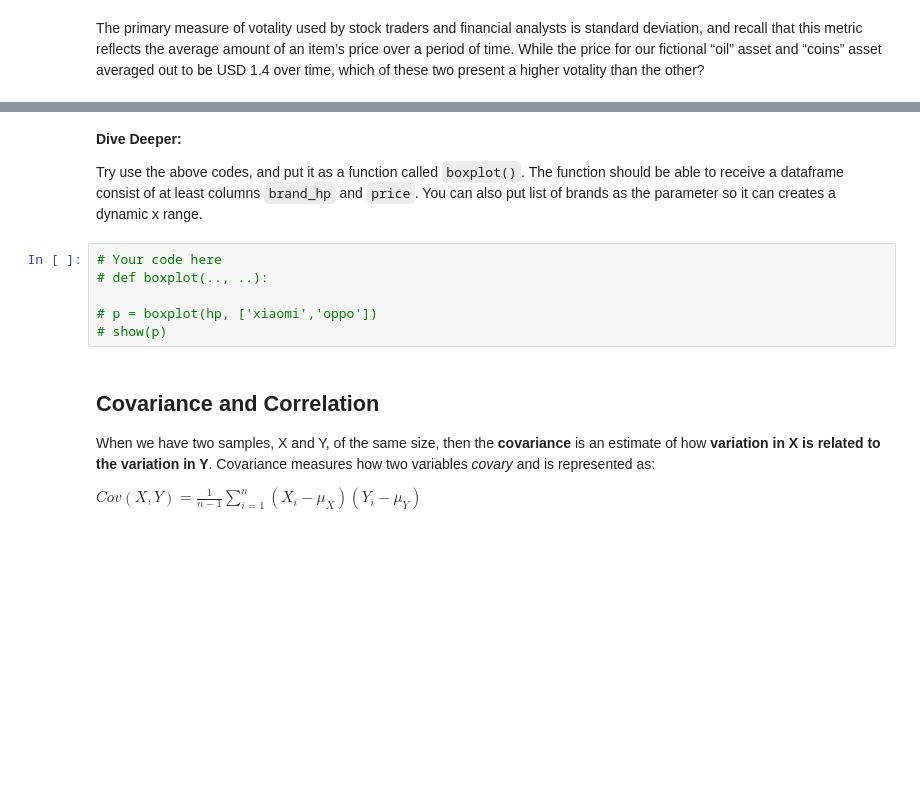
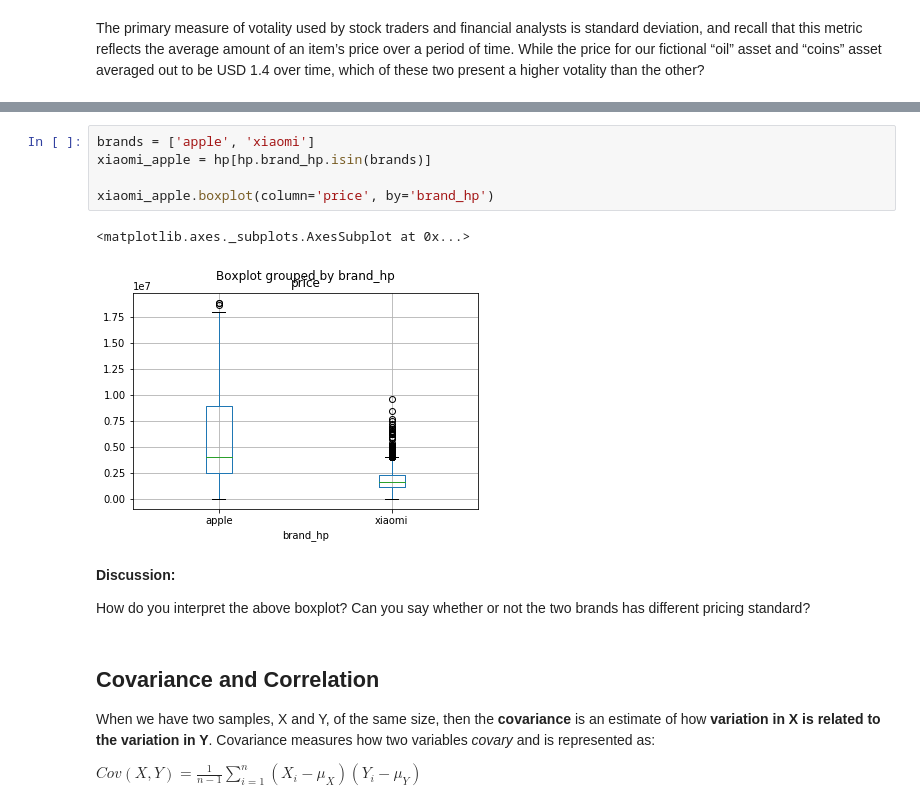
Before and after one commit to onlyphantom/tokopedia-fundamentals, a Jupyter notebook: 4_PythonSI/Practical_Statistics.ipynb, the cells around one changed output, grey strips where cells are left out. Cells and saved outputs as stored; diff of their text form; blank space fills up the shorter version.

Commit message:
add pandas basic plot

```diff
--- a/4_PythonSI/Practical_Statistics.ipynb
+++ b/4_PythonSI/Practical_Statistics.ipynb
@@ -331,13 +246,15 @@ show(p)
-# %% [markdown]
-**Dive Deeper:**
-
-Try use the above codes, and put it as a function called `boxplot()`. The function should be able to receive a dataframe consist of at least columns `brand_hp` and `price`. You can also put list of brands as the parameter so it can creates a dynamic x range.
-# %%
-# Your code here
-# def boxplot(.., ..):
-
-# p = boxplot(hp, ['xiaomi','oppo'])
-# show(p)
+# %%
+brands = ['apple', 'xiaomi']
+xiaomi_apple = hp[hp.brand_hp.isin(brands)]
+
+xiaomi_apple.boxplot(column='price', by='brand_hp')
+# %% [output]
+<matplotlib.axes._subplots.AxesSubplot at 0x...>
+[figure, added]
+# %% [markdown]
+**Discussion:**
+
+How do you interpret the above boxplot? Can you say whether or not the two brands has different pricing standard?
 # %% [markdown]
 ## Covariance and Correlation
 
```
Also changed, not shown: parts of 13 cells of this notebook.
